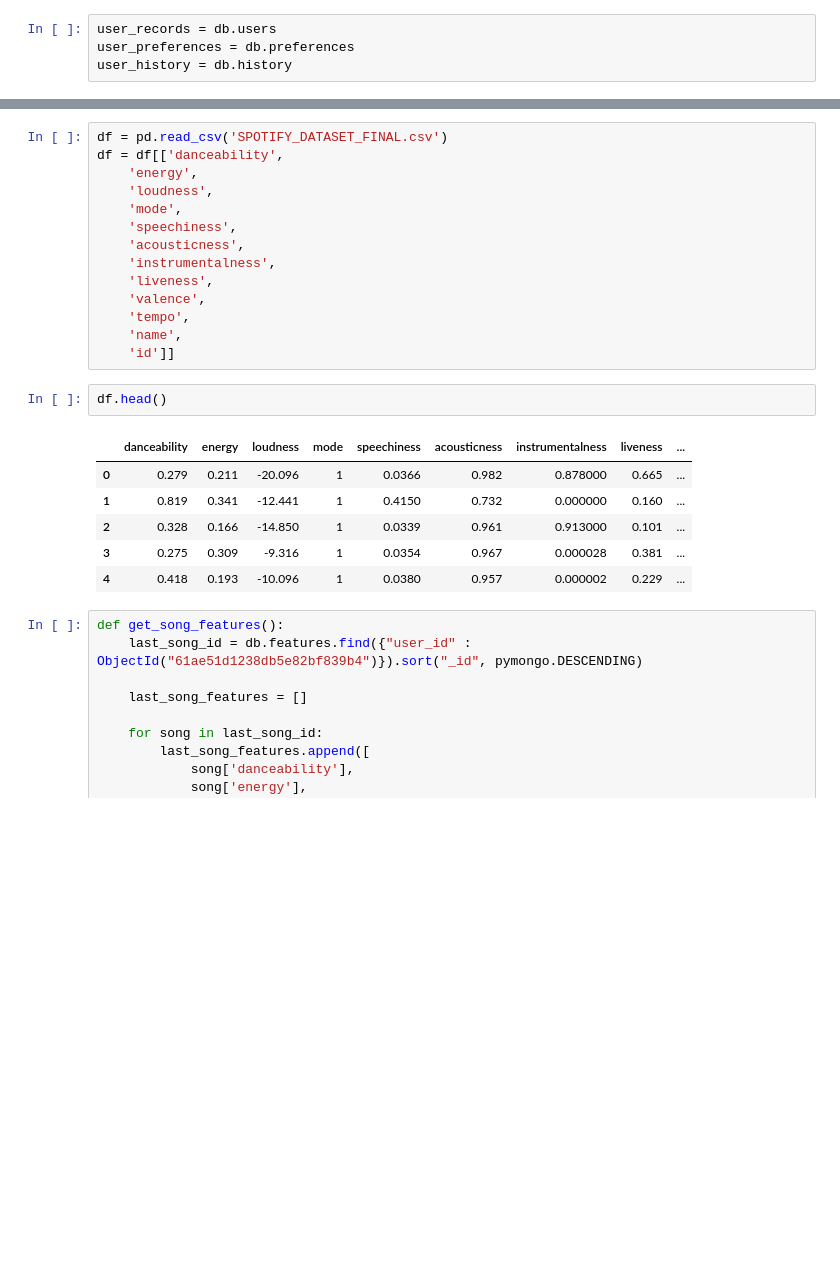
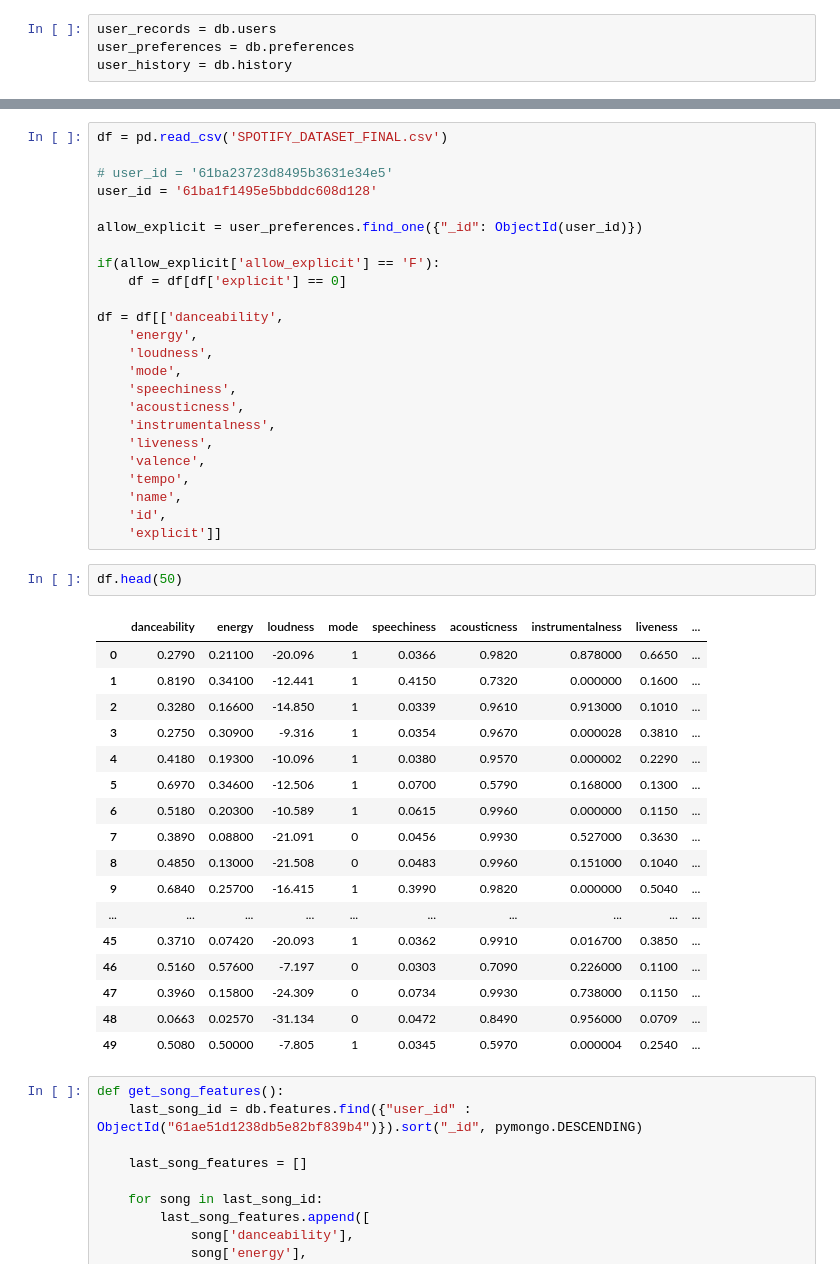
Before and after one commit to ronakumar97/music-recommendation-system, a Jupyter notebook: Test.ipynb, the cells around one changed output, grey strips where cells are left out. Drawn from its saved outputs; the diff is of its cells as text; blank space fills up the shorter version.

```diff
--- a/Test.ipynb
+++ b/Test.ipynb
@@ -21,5 +37,14 @@ user_history = db.history
 # %%
 df = pd.read_csv('SPOTIFY_DATASET_FINAL.csv')
+
+# user_id = '61ba23723d8495b3631e34e5'
+user_id = '61ba1f1495e5bbddc608d128'
+
+allow_explicit = user_preferences.find_one({"_id": ObjectId(user_id)})
+
+if(allow_explicit['allow_explicit'] == 'F'):
+    df = df[df['explicit'] == 0]
+
 df = df[['danceability',
     'energy',
     'loudness',
@@ -31,16 +56,28 @@ df = df[['danceability',
     'valence',
     'tempo',
     'name',
-    'id']]
+    'id',
+    'explicit']]
 # %%
-df.head()
+df.head(50)
 # %% [output]
 |  | danceability | energy | loudness | mode | speechiness | acousticness | instrumentalness | liveness | ... |
-| 0 | 0.279 | 0.211 | -20.096 | 1 | 0.0366 | 0.982 | 0.878000 | 0.665 | ... |
-| 1 | 0.819 | 0.341 | -12.441 | 1 | 0.4150 | 0.732 | 0.000000 | 0.160 | ... |
-| 2 | 0.328 | 0.166 | -14.850 | 1 | 0.0339 | 0.961 | 0.913000 | 0.101 | ... |
-| 3 | 0.275 | 0.309 | -9.316 | 1 | 0.0354 | 0.967 | 0.000028 | 0.381 | ... |
-| 4 | 0.418 | 0.193 | -10.096 | 1 | 0.0380 | 0.957 | 0.000002 | 0.229 | ... |
+| 0 | 0.2790 | 0.21100 | -20.096 | 1 | 0.0366 | 0.9820 | 0.878000 | 0.6650 | ... |
+| 1 | 0.8190 | 0.34100 | -12.441 | 1 | 0.4150 | 0.7320 | 0.000000 | 0.1600 | ... |
+| 2 | 0.3280 | 0.16600 | -14.850 | 1 | 0.0339 | 0.9610 | 0.913000 | 0.1010 | ... |
+| 3 | 0.2750 | 0.30900 | -9.316 | 1 | 0.0354 | 0.9670 | 0.000028 | 0.3810 | ... |
+| 4 | 0.4180 | 0.19300 | -10.096 | 1 | 0.0380 | 0.9570 | 0.000002 | 0.2290 | ... |
+| 5 | 0.6970 | 0.34600 | -12.506 | 1 | 0.0700 | 0.5790 | 0.168000 | 0.1300 | ... |
+| 6 | 0.5180 | 0.20300 | -10.589 | 1 | 0.0615 | 0.9960 | 0.000000 | 0.1150 | ... |
+| 7 | 0.3890 | 0.08800 | -21.091 | 0 | 0.0456 | 0.9930 | 0.527000 | 0.3630 | ... |
+| 8 | 0.4850 | 0.13000 | -21.508 | 0 | 0.0483 | 0.9960 | 0.151000 | 0.1040 | ... |
+| 9 | 0.6840 | 0.25700 | -16.415 | 1 | 0.3990 | 0.9820 | 0.000000 | 0.5040 | ... |
+| ... | ... | ... | ... | ... | ... | ... | ... | ... | ... |
+| 45 | 0.3710 | 0.07420 | -20.093 | 1 | 0.0362 | 0.9910 | 0.016700 | 0.3850 | ... |
+| 46 | 0.5160 | 0.57600 | -7.197 | 0 | 0.0303 | 0.7090 | 0.226000 | 0.1100 | ... |
+| 47 | 0.3960 | 0.15800 | -24.309 | 0 | 0.0734 | 0.9930 | 0.738000 | 0.1150 | ... |
+| 48 | 0.0663 | 0.02570 | -31.134 | 0 | 0.0472 | 0.8490 | 0.956000 | 0.0709 | ... |
+| 49 | 0.5080 | 0.50000 | -7.805 | 1 | 0.0345 | 0.5970 | 0.000004 | 0.2540 | ... |
 # %%
 def get_song_features():
     last_song_id = db.features.find({"user_id" : ObjectId("61ae51d1238db5e82bf839b4")}).sort("_id", pymongo.DESCENDING)
```
Also changed, not shown: parts of 7 cells of this notebook, 10 other files.
